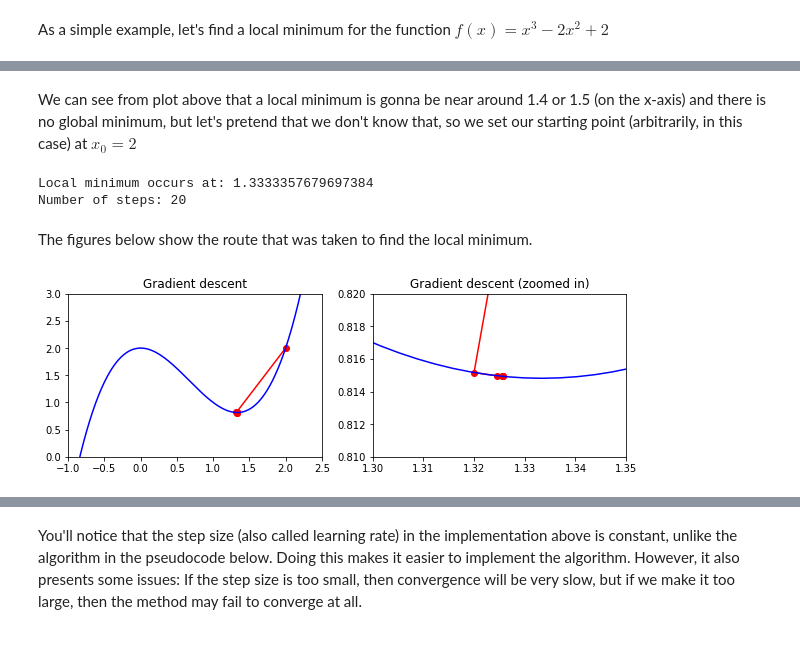
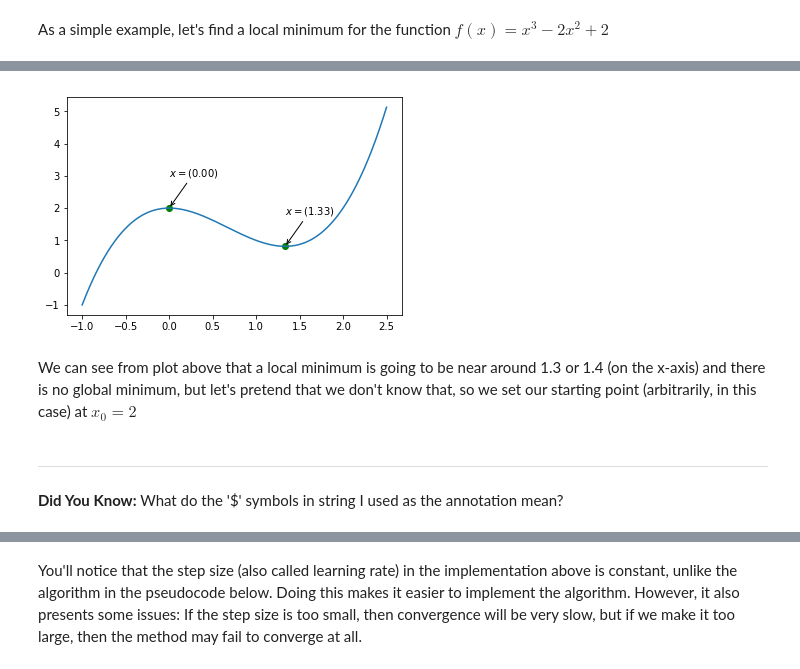
Before and after one commit to MU-CSE627/MU-CSE627, a Jupyter notebook: labs/lab-05-SGD/lab-04.ipynb, the cells around one changed output, grey strips where cells are left out. Drawn from its saved outputs; the diff is of its cells as text; code cells hidden in the pictures.

```diff
--- a/labs/lab-05-SGD/lab-04.ipynb
+++ b/labs/lab-05-SGD/lab-04.ipynb
@@ -22,6 +19,0 @@ f = lambda x: x**3-2*x**2+2
-# %%
-x = np.linspace(-1,2.5,1000)
-plt.plot(x,f(x))
-plt.xlim([-1,2.5])
-plt.axis('scaled')
-plt.show()
@@ -29,0 +30,12 @@ plt.show()
+# %%
+import sympy as sp
+
+
+sym_f = sp.sympify("x**3 - 2*x**2 + 2") # Convert string (python syntax) to symbolic expression
+sym_df = sym_f.diff("x")  # Derivitive wrt x
+
+f = sp.lambdify("x",sym_f)  # Convert symolic expression to python function
+df = sp.lambdify("x",sym_df)
+
+print("    f:", sym_f)
+print("df/dx:", sym_df)
@@ -30,48 +65,16 @@ plt.show()
+# %%
+domain = linspace(-1,2.5,1000)
+plot(domain,f(domain))
+for x in extrema:
+    scatter(x, f(x), c='g')
+    annotate("$x=({:0.2f})$".format(x), (x, f(x)),
+             xytext=(0,32), textcoords='offset points',  # Offset to annotation (points)
+             arrowprops={'arrowstyle':'->'})
+show()
+# %% [output]
+[figure, added]
 # %% [markdown]
-We can see from plot above that a local minimum is gonna be near around 1.4 or 1.5 (on the x-axis) and there is no global minimum, but let's pretend that we don't know that, so we set our starting point (arbitrarily, in this case) at $x_0 = 2$
+We can see from plot above that a local minimum is going to be near around 1.3 or 1.4 (on the x-axis) and there is no global minimum, but let's pretend that we don't know that, so we set our starting point (arbitrarily, in this case) at $x_0 = 2$
-# %%
-x_old = 0
-x_new = 2 # The algorithm starts at x=2
-n_k = 0.4 # step size  [note that the variable name does not really match the symbol used in the pseudocide]
-precision = 0.00001
-
-x_list, y_list = [x_new], [f(x_new)]
-
-# returns the value of the derivative of our function
-def f_prime(x):
-    return 3*x**2-4*x
-
-while abs(x_new - x_old) > precision:
-    x_old = x_new
-
-    s_k = -f_prime(x_new)
-    x_new += s_k * n_k
-
-    x_list.append(x_new)
-    y_list.append(f(x_new))
-print("Local minimum occurs at:", x_new)
-print("Number of steps:", len(x_list))
-# %% [output]
-Local minimum occurs at: 1.3333357679697384
-Number of steps: 20
-# %% [markdown]
-The figures below show the route that was taken to find the local minimum.
-# %%
-plt.figure(figsize=[10,3])
-plt.subplot(1,2,1)
-plt.scatter(x_list,y_list,c="r")
-plt.plot(x_list,y_list,c="r")
-plt.plot(x,f(x), c="b")
-plt.xlim([-1,2.5])
-plt.ylim([0,3])
-plt.title("Gradient descent")
-plt.subplot(1,2,2)
-plt.scatter(x_list,y_list,c="r")
-plt.plot(x_list,y_list,c="r")
-plt.plot(x,f(x), c="b")
-plt.xlim([1.3,1.35])
-plt.ylim([0.81,0.82])
-plt.title("Gradient descent (zoomed in)")
-plt.show()
-# %% [output]
-[figure, removed]
+# %% [markdown]
+---
+**Did You Know:** What do the '$' symbols in string I used as the annotation mean?
```
Also changed, not shown: parts of 129 cells of this notebook.
